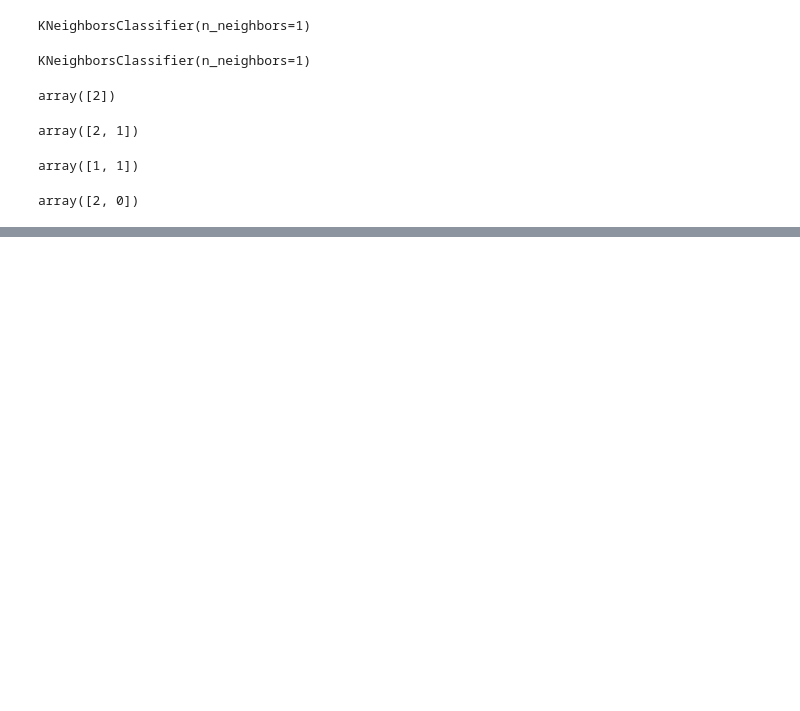
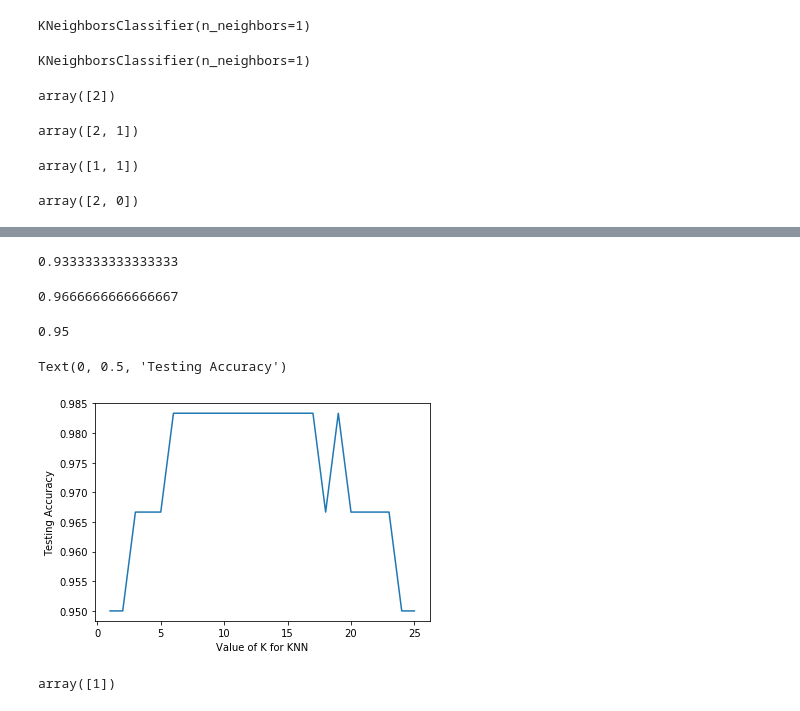
Before and after one commit to Sanjeet-dev/Pandas, a Jupyter notebook: IrisDataset.ipynb, the cells around one changed output, grey strips where cells are left out. Cells and saved outputs as stored; diff of their text form; code cells hidden in the pictures; blank space fills up the shorter version.

```diff
--- a/IrisDataset.ipynb
+++ b/IrisDataset.ipynb
@@ -119,0 +191,72 @@ array([2, 0])
+# %%
+from sklearn.model_selection import train_test_split
+X_train,X_test,y_train,y_test = train_test_split(X,y,test_size=0.4,random_state=4)
+# %%
+# Logistic Regression
+# import the class
+from sklearn.linear_model import LogisticRegression
+
+# instantiate the model
+logreg = LogisticRegression(solver='liblinear')
+
+#fit the model
+logreg.fit(X_train,y_train)
+
+# predict the response for observation in X:
+y_pred = logreg.predict(X_test)
+
+print(metrics.accuracy_score(y_test,y_pred))
+# %% [output]
+0.9333333333333333
+# %%
+ #knn(k = 5)
+from sklearn.neighbors import KNeighborsClassifier
+knn = KNeighborsClassifier(n_neighbors=5)
+knn.fit(X_train,y_train)
+y_pred = knn.predict(X_test)
+print(metrics.accuracy_score(y_test,y_pred))
+# %% [output]
+0.9666666666666667
+# %%
+ #knn(k = 1)
+from sklearn.neighbors import KNeighborsClassifier
+knn = KNeighborsClassifier(n_neighbors=1)
+knn.fit(X_train,y_train)
+y_pred = knn.predict(X_test)
+print(metrics.accuracy_score(y_test,y_pred))
+# %% [output]
+0.95
+# %%
+# try K=1 through K=25 and record testing accuracy
+k_range = list(range(1, 26))
+scores = []
+for k in k_range:
+    knn = KNeighborsClassifier(n_neighbors=k)
+    knn.fit(X_train, y_train)
+    y_pred = knn.predict(X_test)
+    scores.append(metrics.accuracy_score(y_test, y_pred))
+# %%
+# import Matplotlib (scientific plotting library)
+import matplotlib.pyplot as plt
+
+# allow plots to appear within the notebook
+%matplotlib inline
+
+# plot the relationship between K and testing accuracy
+plt.plot(k_range, scores)
+plt.xlabel('Value of K for KNN')
+plt.ylabel('Testing Accuracy')
+# %% [output]
+Text(0, 0.5, 'Testing Accuracy')
+[figure, added]
+# %%
+# instantiate the model with the best known parameters
+knn = KNeighborsClassifier(n_neighbors=11)
+
+# train the model with X and y (not X_train and y_train)
+knn.fit(X, y)
+
+# make a prediction for an out-of-sample observation
+knn.predict([[3, 5, 4, 2]])
+# %% [output]
+array([1])
```
Also changed, not shown: parts of 8 cells of this notebook, 8 other files.
